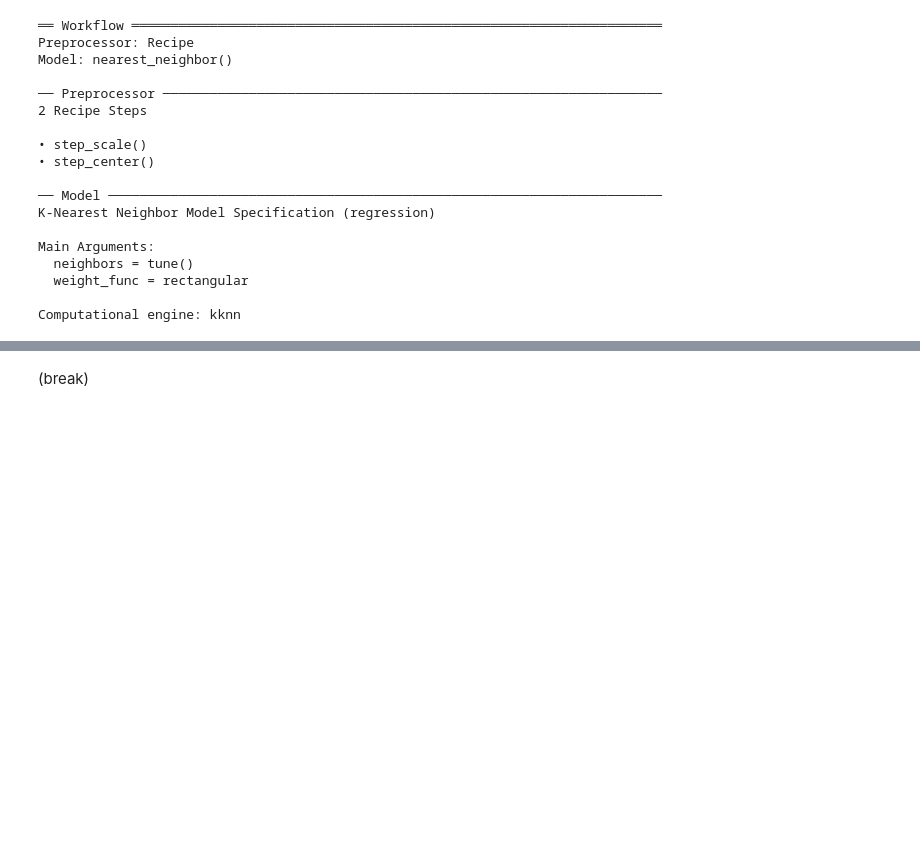
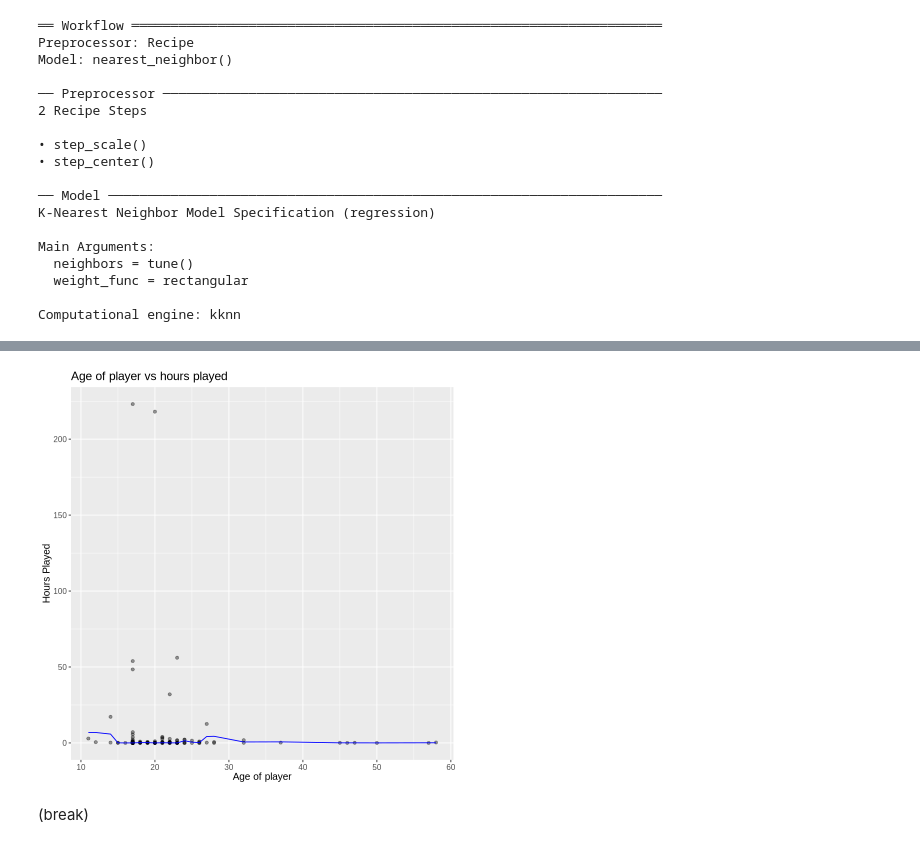
Before and after one commit to vmah1/dsci100-group-project, a Jupyter notebook: project.ipynb, the cells around one changed output, grey strips where cells are left out. Saved outputs shown, nothing was run; the diff lists cells and outputs as text; code cells hidden in the pictures; blank space fills up the shorter version.

Commit message:
corrected code for knn regression and made plot

```diff
--- a/project.ipynb
+++ b/project.ipynb
@@ -153,7 +153,7 @@ These patterns suggest experience may be somewhat related to total hours, but no
 # %% [markdown]
 Minimal wrangling was also applied to the dataset to transform it into a tidy format.
 # %%
-players_tidy <- players |>
+players_tidy <- players_clean |>
   select (Age, experience, played_hours) |>
   mutate(
     Age = as.integer(Age),
@@ -288,0 +286,19 @@ A tibble: 6 × 7
+# %%
+#  Evaluating the RMSPE on the test set
+
+k_min <- players_min |> pull(neighbors)
+
+players_best_spec <- nearest_neighbor(weight_func = "rectangular", neighbors = k_min) |>
+ set_engine("kknn") |>
+ set_mode("regression")
+
+players_best_fit <- workflow() |>
+ add_recipe(players_recipe) |>
+ add_model(players_best_spec) |>
+ fit(data = players_train)
+
+players_summary <- players_best_fit |>
+ predict(players_test) |>
+ bind_cols(players_test) |>
+ metrics(truth = played_hours, estimate = .pred)
+players_summary
@@ -289,3 +312,19 @@ A tibble: 6 × 7
+# %%
+players_pred <- players_best_fit |>
+                predict(players_train) |>
+                bind_cols(players_train)
+
+players_plot <- ggplot(players_pred, aes(x = Age, y = played_hours)) +
+            geom_point(alpha = 0.4) +
+            geom_line(aes(y= .pred), color = "blue") +
+            xlab("Age of player") +
+            ylab("Hours Played") +
+            ggtitle("Age of player vs hours played") +
+            theme(text = element_text(size = 12))
+
+players_plot
+# %% [output]
+[figure, added]
 # %% [markdown]
 (break)
 # %%
```
Also changed, not shown: parts of 5 cells of this notebook.
